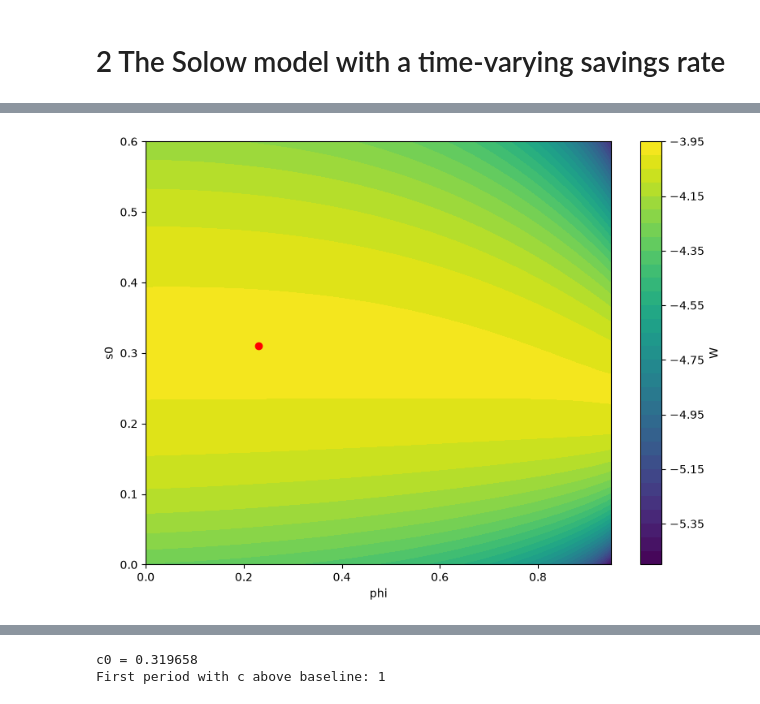
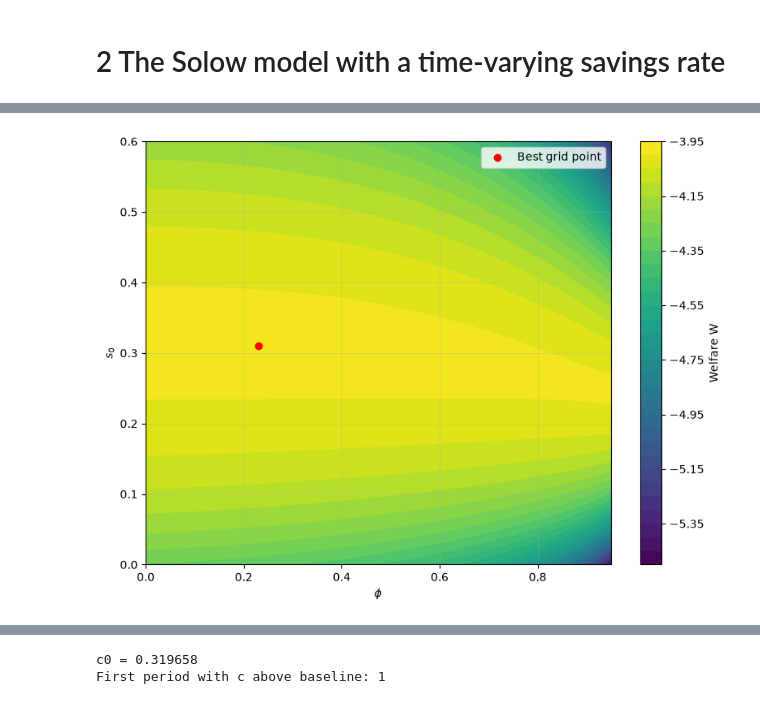
Before and after one commit to Alba-uni/AA_Project_1, a Jupyter notebook: Exam/Exam2.ipynb, the cells around one changed output, grey strips where cells are left out. Cells and saved outputs as stored; diff of their text form; code cells hidden in the pictures.

```diff
--- a/Exam/Exam2.ipynb
+++ b/Exam/Exam2.ipynb
@@ -286,90 +234,62 @@ Consumption exceeds the baseline for the first time in period 1.
 # %%
-# 2.4.1 Grid search over s0 and phi
+# 2.4 Grid search over s0 and phi
 s0_grid = np.linspace(0, 0.60, 61)
 phi_grid = np.linspace(0, 0.95, 96)
-
 W_grid = np.empty((len(s0_grid), len(phi_grid)))
 
+grid_model = SolowModelClass()
 for i, s0 in enumerate(s0_grid):
     for j, phi in enumerate(phi_grid):
-        s_i = savings_rule(s0, phi, s_bar, T)
-        _, _, c_i, _ = simulate_solow(
-            k0, s_i, alpha, delta, T
-        )
-        W_grid[i, j] = welfare(c_i, beta)
+        W_grid[i, j] = grid_model.evaluate(s0, phi)
 
 best_idx = np.unravel_index(np.argmax(W_grid), W_grid.shape)
 best_s0 = s0_grid[best_idx[0]]
 best_phi = phi_grid[best_idx[1]]
 best_W = W_grid[best_idx]
+print(f'Best grid point: s0={best_s0:.3f}, phi={best_phi:.3f}, W={best_W:.6f}')
 
-print("Best grid point")
-print(f"s0 = {best_s0:.3f}")
-print(f"phi = {best_phi:.3f}")
-print(f"W = {best_W:.4f}")
-
-# 2.4.1 Contour plot of welfare on the grid
-plt.figure(figsize=(8,6))
+plt.figure(figsize=(8, 6))
 plt.contourf(phi_grid, s0_grid, W_grid, levels=30)
-plt.colorbar(label="W")
-plt.scatter(best_phi, best_s0, color="red")
-plt.xlabel("phi")
-plt.ylabel("s0")
+plt.colorbar(label='Welfare W')
+plt.scatter(best_phi, best_s0, color='red', label='Best grid point')
+plt.xlabel(r'$\phi$')
+plt.ylabel(r'$s_0$')
+plt.legend()
+plt.grid(alpha=0.3)
 plt.tight_layout()
 plt.show()
 
+# 2.4.2 Numerical optimization from the best grid point
+def objective(x):
+    return -grid_model.evaluate(x[0], x[1])
 
-# 2.4.2 Numerical optimization starting from the best grid point
-def objective(x):
-    s0, phi = x
-    s_i = savings_rule(s0, phi, s_bar, T)
-    _, _, c_i, _ = simulate_solow(k0, s_i, alpha, delta, T)
-    return -welfare(c_i, beta)
-
-opt = minimize(
-    objective,
-    x0=[best_s0, best_phi],
-    method="SLSQP",
-    bounds=[(0, 0.60), (0, 0.95)],
-)
-
+opt = minimize(objective, x0=[best_s0, best_phi], method='SLSQP',
+               bounds=[(0, 0.60), (0, 0.95)])
 assert opt.success, opt.message
-
 opt_s0, opt_phi = opt.x
 opt_W = -opt.fun
-
-print("\nOptimized solution")
-print(f"s0 = {opt_s0:.4f}")
-print(f"phi = {opt_phi:.4f}")
-print(f"W = {opt_W:.4f}")
-
+print(f'Optimized solution: s0={opt_s0:.6f}, phi={opt_phi:.6f}, W={opt_W:.6f}')
+print(f'Difference from grid welfare: {opt_W - best_W:.6f}')
 
 # 2.4.3 Plot the optimized rule against the baseline
-s_opt = savings_rule(opt_s0, opt_phi, s_bar, T)
-k_opt, y_opt, c_opt, s_opt = simulate_solow(
-    k0, s_opt, alpha, delta, T
-)
-
-fig, ax = plt.subplots(3,1,figsize=(8,9),sharex=True)
-ax[0].plot(baseline["s"], label="Baseline")
-ax[0].plot(s_opt, label="Best")
-ax[0].legend()
-ax[0].set_ylabel("s")
-ax[1].plot(baseline["k"])
-ax[1].plot(k_opt)
-ax[1].set_ylabel("k")
-ax[2].plot(baseline["c"], label="Baseline")
-ax[2].plot(c_opt, label="Best")
-ax[2].legend()
-ax[2].set_ylabel("c")
-ax[2].set_xlabel("t")
+opt_model = SolowModelClass()
+opt_sim = opt_model.simulate(opt_model.s_path(opt_s0, opt_phi))
+fig, ax = plt.subplots(3, 1, figsize=(8, 9), sharex=True)
+for axis, baseline_values, optimized_values, ylabel in [
+    (ax[0], baseline.s, opt_sim.s, 'Saving rate'),
+    (ax[1], baseline.k, opt_sim.k, 'Capital'),
+    (ax[2], baseline.c, opt_sim.c, 'Consumption')]:
+    axis.plot(baseline_values, label='Baseline')
+    axis.plot(optimized_values, label='Best rule')
+    axis.set_ylabel(ylabel)
+    axis.legend()
+    axis.grid(alpha=0.3)
+ax[2].set_xlabel('Period')
 plt.tight_layout()
 plt.show()
 
-# First period where consumption exceeds baseline
-above = np.where(c_opt > baseline["c"])[0]
-first_above = above[0] if len(above) > 0 else None
-
-print(f"c0 = {c_opt[0]:.6f}")
-print(f"First period with c above baseline: {first_above}")
+above = np.where(opt_sim.c > baseline.c)[0]
+first_above = above[0] if above.size else None
+print(f'c0 = {opt_sim.c[0]:.6f}')
+print(f'First period with c above baseline: {first_above}')
 # %% [output]
@@ -380 +297 @@ W = -3.9843
-[figure, old version]
+[figure, new version]
```
Also changed, not shown: parts of 13 cells of this notebook, 1 other file.
